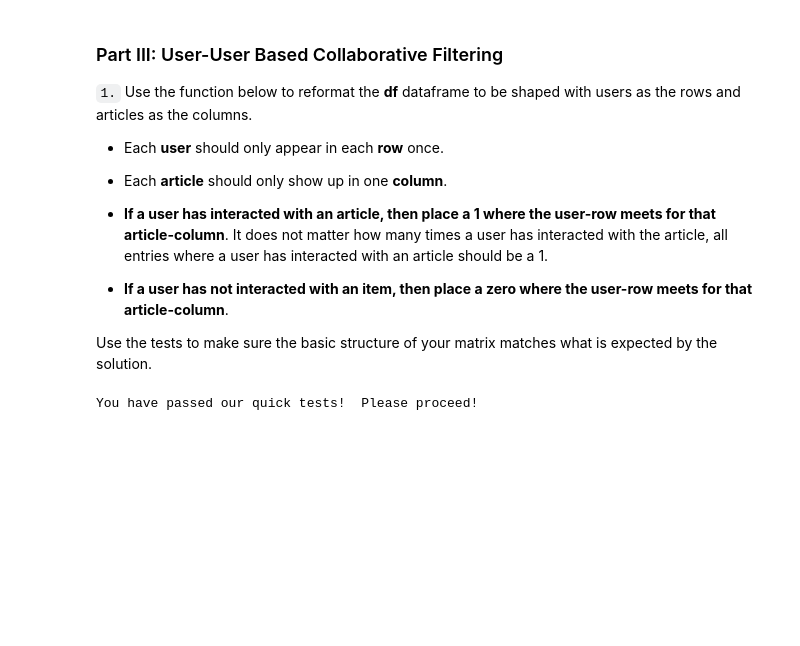
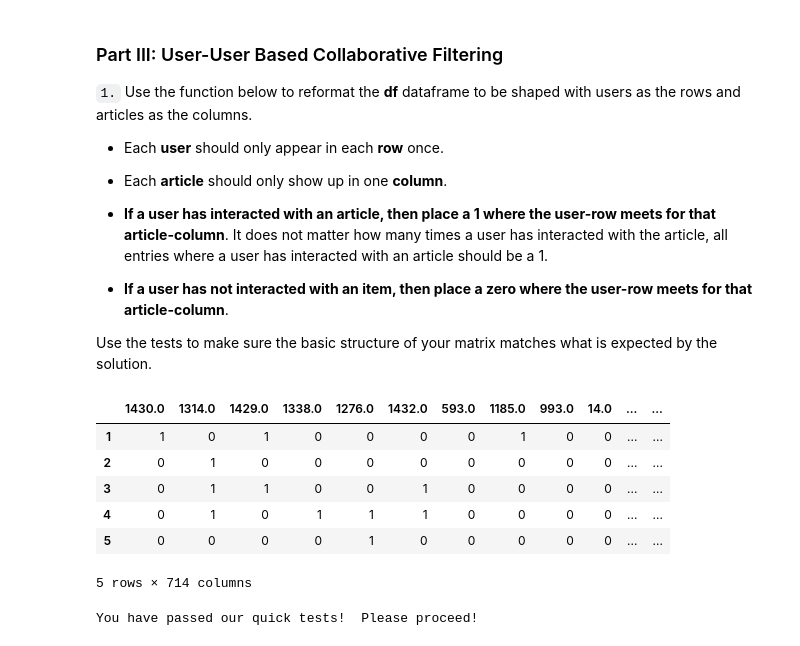
Before and after one commit to kylechenoO/Recommendations_with_IBM, a Jupyter notebook: Recommendations_with_IBM.ipynb, the cells around one changed output. Cells and saved outputs as stored; diff of their text form; code cells hidden in the pictures; blank space fills up the shorter version.

```diff
--- a/Recommendations_with_IBM.ipynb
+++ b/Recommendations_with_IBM.ipynb
@@ -368,6 +369,16 @@ def create_user_item_matrix(df):
     return user_item # return the user_item matrix
 
 user_item = create_user_item_matrix(df)
+# %%
+user_item.head()
+# %% [output]
+|  | 1430.0 | 1314.0 | 1429.0 | 1338.0 | 1276.0 | 1432.0 | 593.0 | 1185.0 | 993.0 | 14.0 | ... | ... |
+| 1 | 1 | 0 | 1 | 0 | 0 | 0 | 0 | 1 | 0 | 0 | ... | ... |
+| 2 | 0 | 1 | 0 | 0 | 0 | 0 | 0 | 0 | 0 | 0 | ... | ... |
+| 3 | 0 | 1 | 1 | 0 | 0 | 1 | 0 | 0 | 0 | 0 | ... | ... |
+| 4 | 0 | 1 | 0 | 1 | 1 | 1 | 0 | 0 | 0 | 0 | ... | ... |
+| 5 | 0 | 0 | 0 | 0 | 1 | 0 | 0 | 0 | 0 | 0 | ... | ... |
+5 rows × 714 columns
 # %%
 ## Tests: You should just need to run this cell.  Don't change the code.
 assert user_item.shape[0] == 5149, "Oops!  The number of users in the user-article matrix doesn't look right."
```
Also changed, not shown: parts of 31 cells of this notebook, 2 other files.
